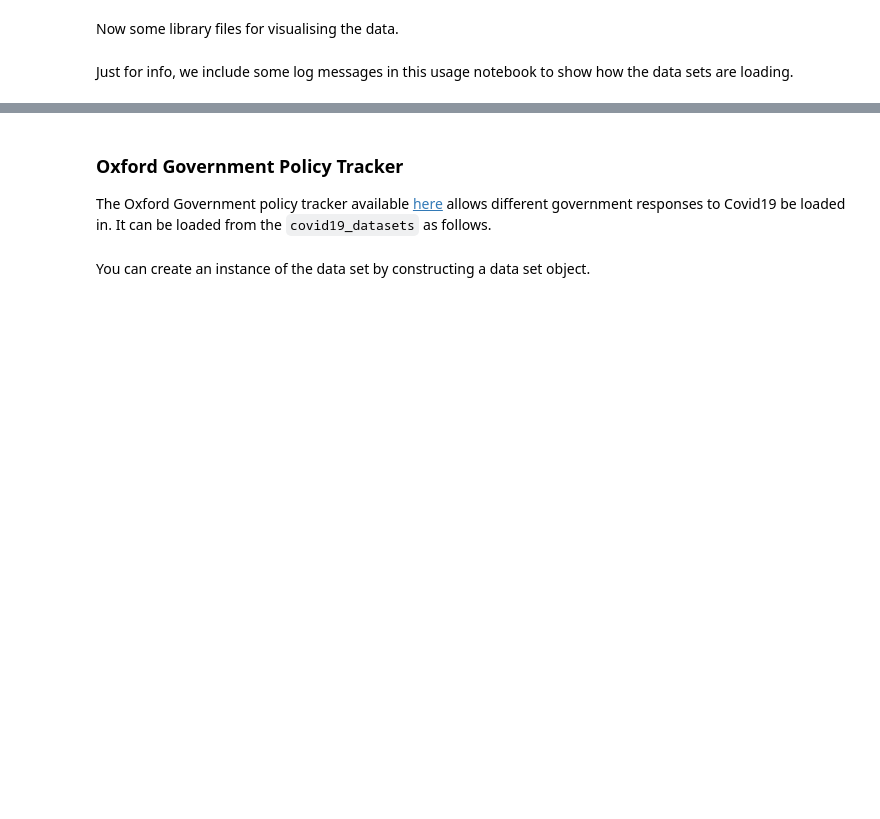
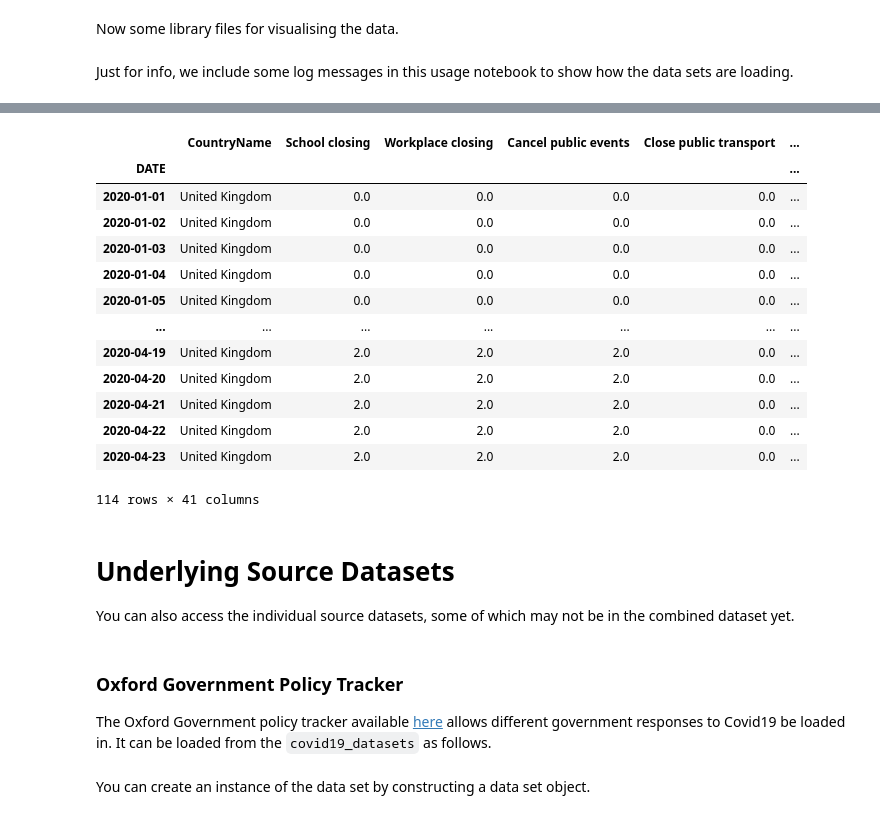
Before and after one commit to rs-delve/covid19_datasets, a Jupyter notebook: usage_example.ipynb, the cells around one changed output, grey strips where cells are left out. Saved outputs shown, nothing was run; the diff lists cells and outputs as text; code cells hidden in the pictures; blank space fills up the shorter version.

```diff
--- a/usage_example.ipynb
+++ b/usage_example.ipynb
@@ -43,0 +45,3 @@ logging.basicConfig(stream=sys.stdout, level=logging.INFO)
+# %%
+from covid19_datasets import Combined
+combined = Combined()
@@ -44,3 +58,24 @@ logging.basicConfig(stream=sys.stdout, level=logging.INFO)
+# %%
+#@title View UK Data
+combined.get_data().loc['GBR']
+# %% [output]
+|  | CountryName | School closing | Workplace closing | Cancel public events | Close public transport | ... |
+| DATE |  |  |  |  |  | ... |
+| 2020-01-01 | United Kingdom | 0.0 | 0.0 | 0.0 | 0.0 | ... |
+| 2020-01-02 | United Kingdom | 0.0 | 0.0 | 0.0 | 0.0 | ... |
+| 2020-01-03 | United Kingdom | 0.0 | 0.0 | 0.0 | 0.0 | ... |
+| 2020-01-04 | United Kingdom | 0.0 | 0.0 | 0.0 | 0.0 | ... |
+| 2020-01-05 | United Kingdom | 0.0 | 0.0 | 0.0 | 0.0 | ... |
+| ... | ... | ... | ... | ... | ... | ... |
+| 2020-04-19 | United Kingdom | 2.0 | 2.0 | 2.0 | 0.0 | ... |
+| 2020-04-20 | United Kingdom | 2.0 | 2.0 | 2.0 | 0.0 | ... |
+| 2020-04-21 | United Kingdom | 2.0 | 2.0 | 2.0 | 0.0 | ... |
+| 2020-04-22 | United Kingdom | 2.0 | 2.0 | 2.0 | 0.0 | ... |
+| 2020-04-23 | United Kingdom | 2.0 | 2.0 | 2.0 | 0.0 | ... |
+114 rows × 41 columns
+# %% [markdown]
+# Underlying Source Datasets
+You can also access the individual source datasets, some of which may not be in the combined dataset yet.
 # %% [markdown]
 ### Oxford Government Policy Tracker
 
```
Also changed, not shown: parts of 12 cells of this notebook.
